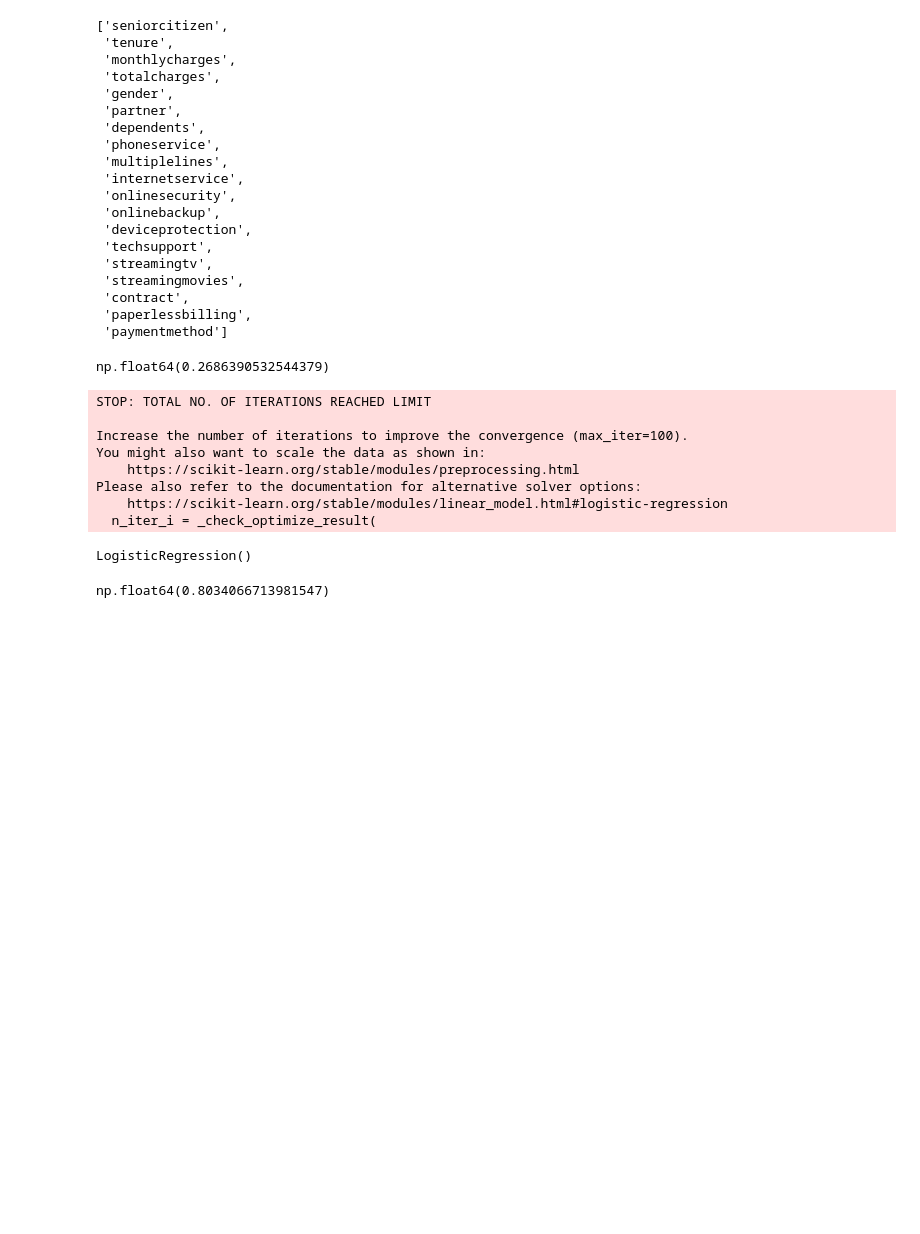
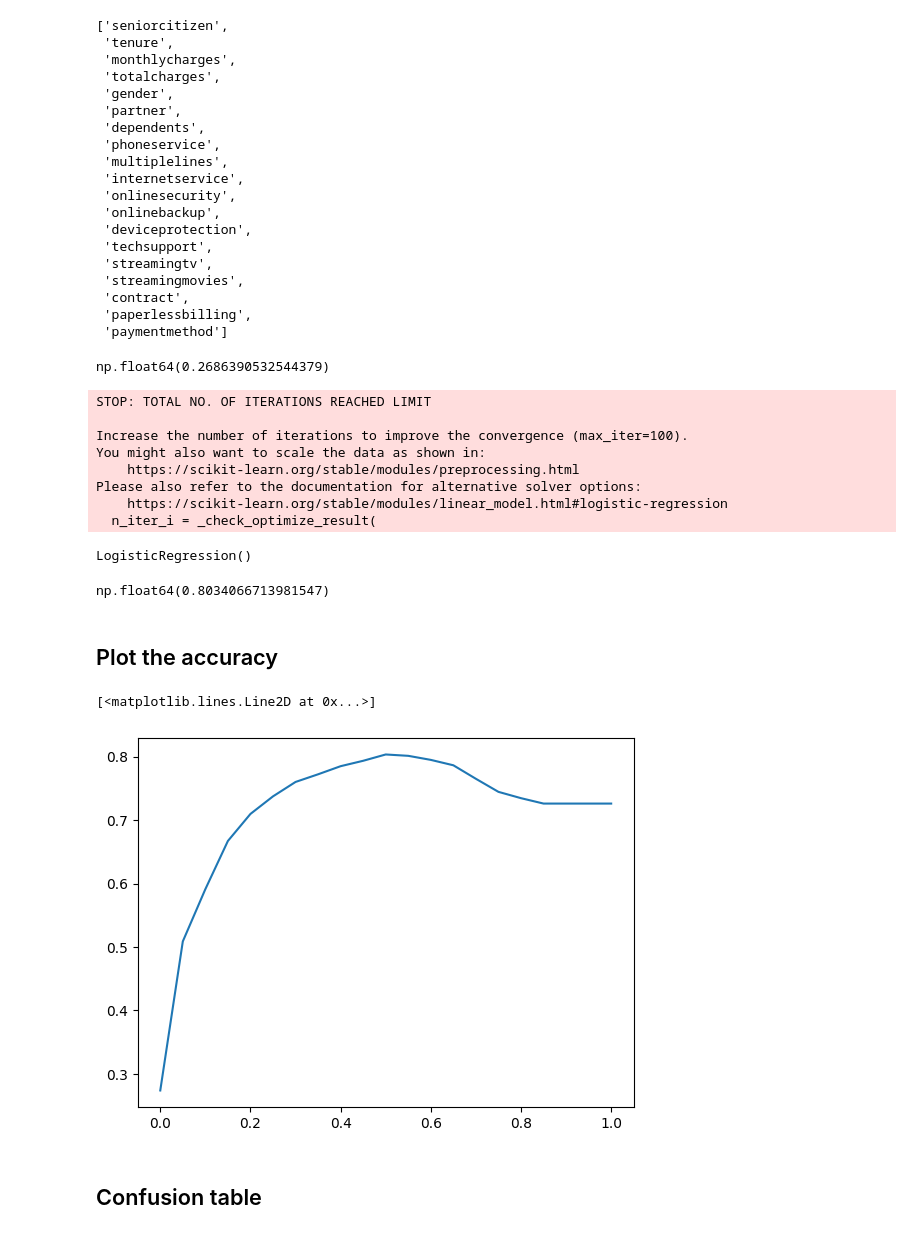
Before and after one commit to AdhamMahgoub2000/machine-learning-zoomcamp2025, a Jupyter notebook: 4-evaluation/Untitled.ipynb, the cells around one changed output. Cells and saved outputs as stored; diff of their text form; code cells hidden in the pictures; blank space fills up the shorter version.

```diff
--- a/4-evaluation/Untitled.ipynb
+++ b/4-evaluation/Untitled.ipynb
@@ -155,3 +156,17 @@ accuracy = ((y_pred> 0.5) == y_val).mean()
 accuracy
 # %% [output]
 np.float64(0.8034066713981547)
+# %% [markdown]
+## Plot the accuracy
+# %%
+thresholds = np.linspace(0,1,21)
+score = []
+for t in thresholds:
+    score.append(((y_pred> t) == y_val).mean())
+# %%
+plt.plot(thresholds,score)
+# %% [output]
+[<matplotlib.lines.Line2D at 0x...>]
+[figure, added]
+# %% [markdown]
+## Confusion table
```
Also changed, not shown: parts of 6 cells of this notebook.
